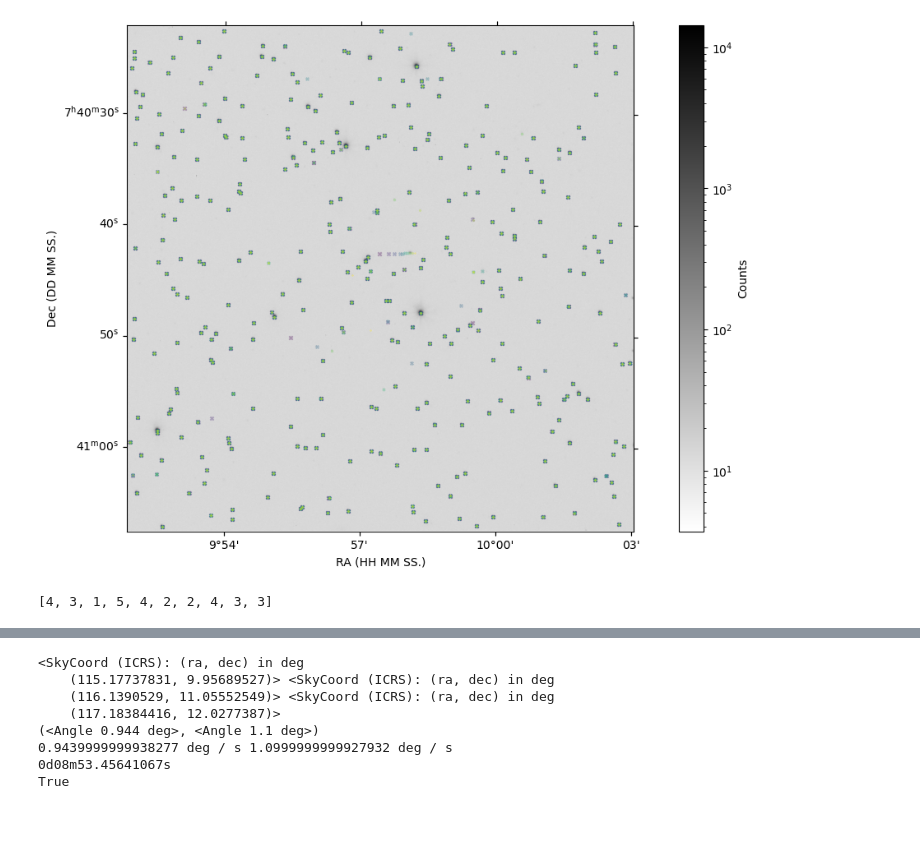
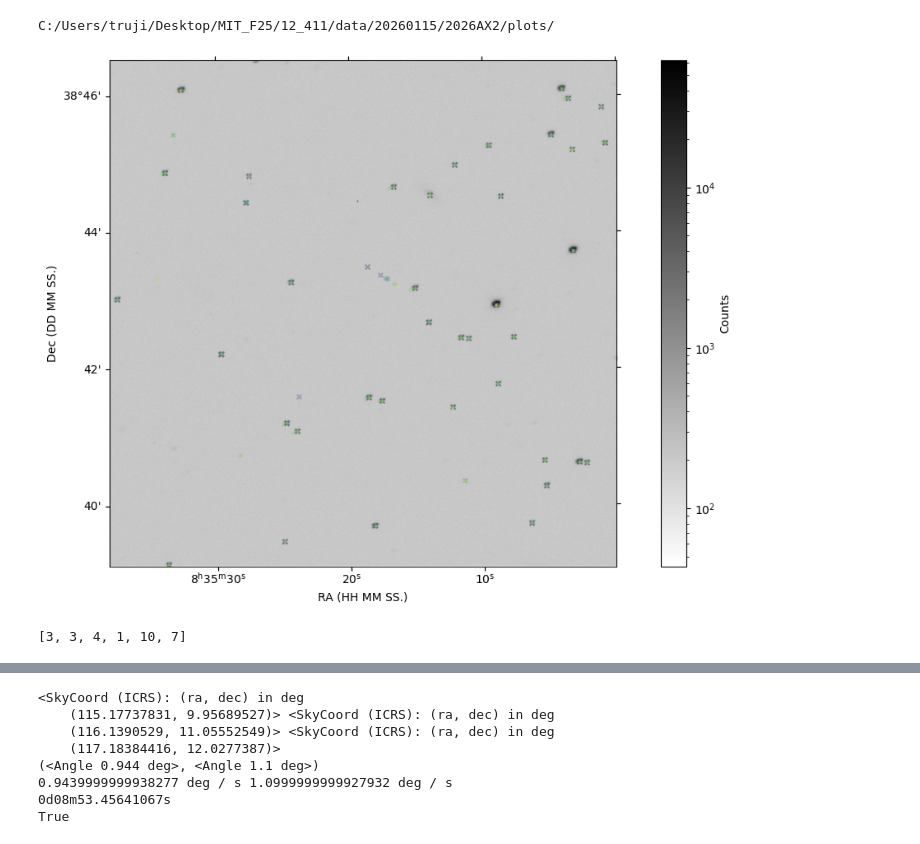
Before and after one commit to rytruji/12411, a Jupyter notebook: code/testing.ipynb, the cells around one changed output, grey strips where cells are left out. Cells and saved outputs as stored; diff of their text form; code cells hidden in the pictures.

```diff
--- a/code/testing.ipynb
+++ b/code/testing.ipynb
@@ -15,10 +16,17 @@ master_bias('C:/Users/truji/Desktop/MIT_F25/12_411/data/20260114/masters',
 # %%
 from astrometry.astrometry import Astrometry
+import astropy.units as u
 
-astro = Astrometry("C:/Users/truji/Desktop/MIT_F25/12_411/data/20260112/2012PQ28/",
-                   "/mnt/c/Users/truji/Desktop/MIT_F25/12_411/data/20260112/2012PQ28/")
+astro = Astrometry("C:/Users/truji/Desktop/MIT_F25/12_411/data/20260115/2026AX2/",
+                   "/mnt/c/Users/truji/Desktop/MIT_F25/12_411/data/20260115/2026AX2/")
 
-astro.calibrate_observations('C:/Users/truji/Desktop/MIT_F25/12_411/data/20260112/masters/20260112_masterBIAS_1x1.fits',
-                             'C:/Users/truji/Desktop/MIT_F25/12_411/data/20260112/masters/20260112_masterFLAT_SDSSr_1x1.fits',)
+astro.calibrate_observations('C:/Users/truji/Desktop/MIT_F25/12_411/data/20260115/masters/20260115_masterBIAS_SDSSr.fits',
+                             'C:/Users/truji/Desktop/MIT_F25/12_411/data/20260115/masters/20260115_masterFLAT_SDSSr.fits',)
 
-astro.center_mask_radius(1000)
+# astro.center_mask_radius(1000)
+
+astro.get_solutions(xyls=True, sigma=5, fwhm=5, make_plots=True, use_existing=False)
+
+astro.make_converters(degree=3)
+# %% [output]
+C:/Users/truji/Desktop/MIT_F25/12_411/data/20260115/2026AX2/plots/
@@ -33,11 +37,12 @@ from astropy.time import Time
 import matplotlib.pyplot as plt
 from photutils.aperture import CircularAperture
 import astropy.units as u
+import numpy as np
 
 all_sources = []
 all_times = []
 
-obs = list(astro.observations.values())[7]
+obs = list(astro.observations)[3]
 
 fig = plt.figure(figsize=(14, 8.0))
 ax = fig.add_subplot(projection=obs.wcs)
@@ -51,21 +56,21 @@ ax.set_ylabel("Dec (DD MM SS.)")
 cmap = plt.cm.viridis
 n = len(astro.observations)
 
-for i, (name, obs) in tqdm(enumerate(astro.observations.items()), total=len(astro.observations), desc="Collecting Sources"):
+for i, obs in tqdm(enumerate(astro.observations), total=len(astro.observations), desc="Collecting Sources"):
     x_1 = obs.sources["xcentroid"].astype(np.float32)
     y_1 = obs.sources["ycentroid"].astype(np.float32)
-    sc = SkyCoord([obs.converter(x, y) for x, y in zip(x_1, y_1)])
+    sc = SkyCoord([obs.px_to_eq(x, y) for x, y in zip(x_1, y_1)])
 
     color = cmap(i / max(n - 1, 1))
 
     ax.scatter(
         sc.ra.deg,
         sc.dec.deg,
-        s=n-i,
+        s=(n-i)*3,
         marker="x",
         alpha=0.3,
         color=color,
-        label=name,
+        label=obs.name,
         transform=ax.get_transform('world')
     )
 
@@ -75,34 +80,34 @@ for i, (name, obs) in tqdm(enumerate(astro.observations.items()), total=len(astr
 
 ax.set_aspect("equal")
 ax.relim()
 ax.autoscale_view()
 plt.show()
 
 
-tol = 1 * u.arcsec
+tol = 0.5 * u.arcsec
 
 for i in tqdm(range(len(all_sources)), desc="Culling Stationary Sources"):
     ref = all_sources[i]
 
     ref_is_static = np.zeros(len(ref), dtype=bool)
 
     for k in range(len(all_sources)):
         if k == i: continue
 
         sc = all_sources[k]
 
         idx_ref, idx_sc, sep2d, _ = sc.search_around_sky(ref, tol)
 
         ref_is_static[idx_ref] = True
 
         keep_sc = np.ones(len(sc), dtype=bool)
         keep_sc[idx_sc] = False
         all_sources[k] = sc[keep_sc]
 
     all_sources[i] = ref[~ref_is_static]
 
 print([len(sources) for sources in all_sources])
 # %% [output]
-[figure, old version]
+[figure, new version]
-[4, 3, 1, 5, 4, 2, 2, 4, 3, 3]
+[3, 3, 4, 1, 10, 7]
 # %%
```
Also changed, not shown: parts of 5 cells of this notebook, 3 other files.
